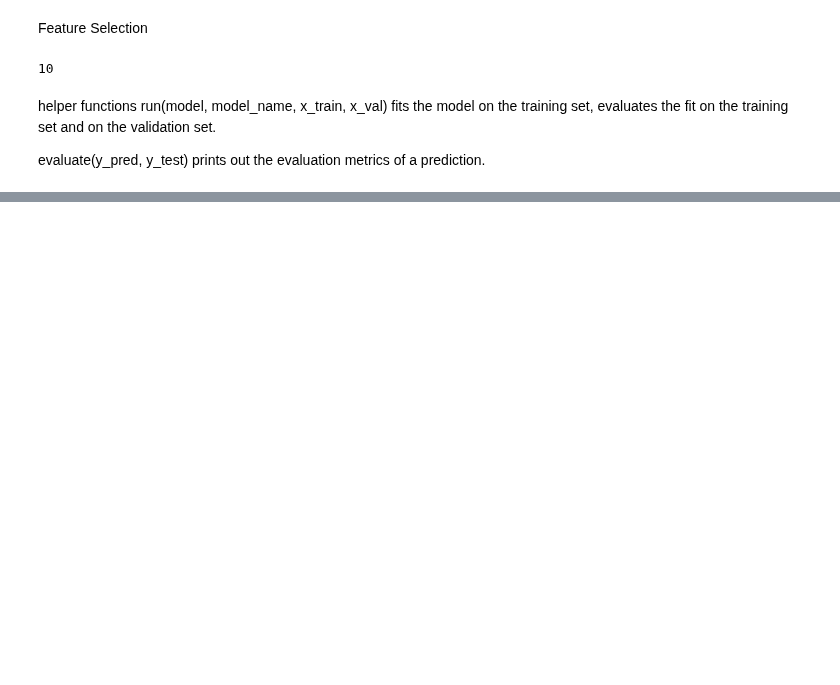
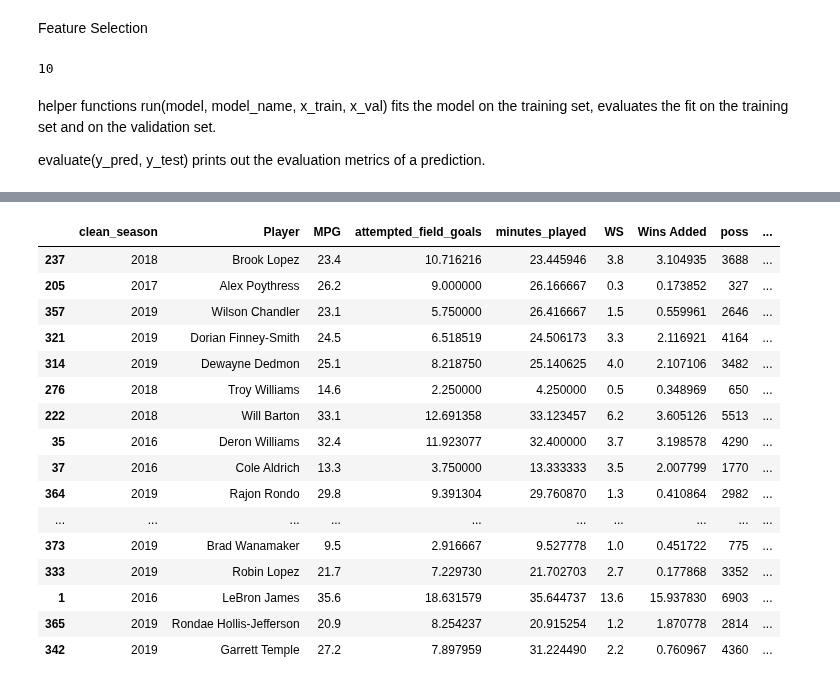
Before and after one commit to ZachLiu519/nba-model, a Jupyter notebook: spring21_models/baseline_model.ipynb, the cells around one changed output, grey strips where cells are left out. Saved outputs shown, nothing was run; the diff lists cells and outputs as text; code cells hidden in the pictures; blank space fills up the shorter version.

```diff
--- a/spring21_models/baseline_model.ipynb
+++ b/spring21_models/baseline_model.ipynb
@@ -187,4 +182,29 @@ variance_score:  0.6035353763847863
 ValueError: Mean Squared Logarithmic Error cannot be used when targets contain negative values.
+# %%
+data = pd.read_excel("../spring21_data/fa_stats_v3.xlsx")
+test_index = X_test.index
+test_data = data.iloc[test_index][['clean_season','Player','MPG', 'attempted_field_goals', 'minutes_played', 'WS', 'Wins Added', 'poss','cap_space_usage']]
+results = pd.concat([test_data, pd.DataFrame(index=test_index, data=lassoLars.predict(poly.transform(X_test)))], axis=1)
+# %%
+results
+# %% [output]
+|  | clean_season | Player | MPG | attempted_field_goals | minutes_played | WS | Wins Added | poss | ... |
+| 237 | 2018 | Brook Lopez | 23.4 | 10.716216 | 23.445946 | 3.8 | 3.104935 | 3688 | ... |
+| 205 | 2017 | Alex Poythress | 26.2 | 9.000000 | 26.166667 | 0.3 | 0.173852 | 327 | ... |
+| 357 | 2019 | Wilson Chandler | 23.1 | 5.750000 | 26.416667 | 1.5 | 0.559961 | 2646 | ... |
+| 321 | 2019 | Dorian Finney-Smith | 24.5 | 6.518519 | 24.506173 | 3.3 | 2.116921 | 4164 | ... |
+| 314 | 2019 | Dewayne Dedmon | 25.1 | 8.218750 | 25.140625 | 4.0 | 2.107106 | 3482 | ... |
+| 276 | 2018 | Troy Williams | 14.6 | 2.250000 | 4.250000 | 0.5 | 0.348969 | 650 | ... |
+| 222 | 2018 | Will Barton | 33.1 | 12.691358 | 33.123457 | 6.2 | 3.605126 | 5513 | ... |
+| 35 | 2016 | Deron Williams | 32.4 | 11.923077 | 32.400000 | 3.7 | 3.198578 | 4290 | ... |
+| 37 | 2016 | Cole Aldrich | 13.3 | 3.750000 | 13.333333 | 3.5 | 2.007799 | 1770 | ... |
+| 364 | 2019 | Rajon Rondo | 29.8 | 9.391304 | 29.760870 | 1.3 | 0.410864 | 2982 | ... |
+| ... | ... | ... | ... | ... | ... | ... | ... | ... | ... |
+| 373 | 2019 | Brad Wanamaker | 9.5 | 2.916667 | 9.527778 | 1.0 | 0.451722 | 775 | ... |
+| 333 | 2019 | Robin Lopez | 21.7 | 7.229730 | 21.702703 | 2.7 | 0.177868 | 3352 | ... |
+| 1 | 2016 | LeBron James | 35.6 | 18.631579 | 35.644737 | 13.6 | 15.937830 | 6903 | ... |
+| 365 | 2019 | Rondae Hollis-Jefferson | 20.9 | 8.254237 | 20.915254 | 1.2 | 1.870778 | 2814 | ... |
+| 342 | 2019 | Garrett Temple | 27.2 | 7.897959 | 31.224490 | 2.2 | 0.760967 | 4360 | ... |
 # %%
 from sklearn.preprocessing import PolynomialFeatures
 
```
Also changed, not shown: parts of 13 cells of this notebook, 3 other files.
